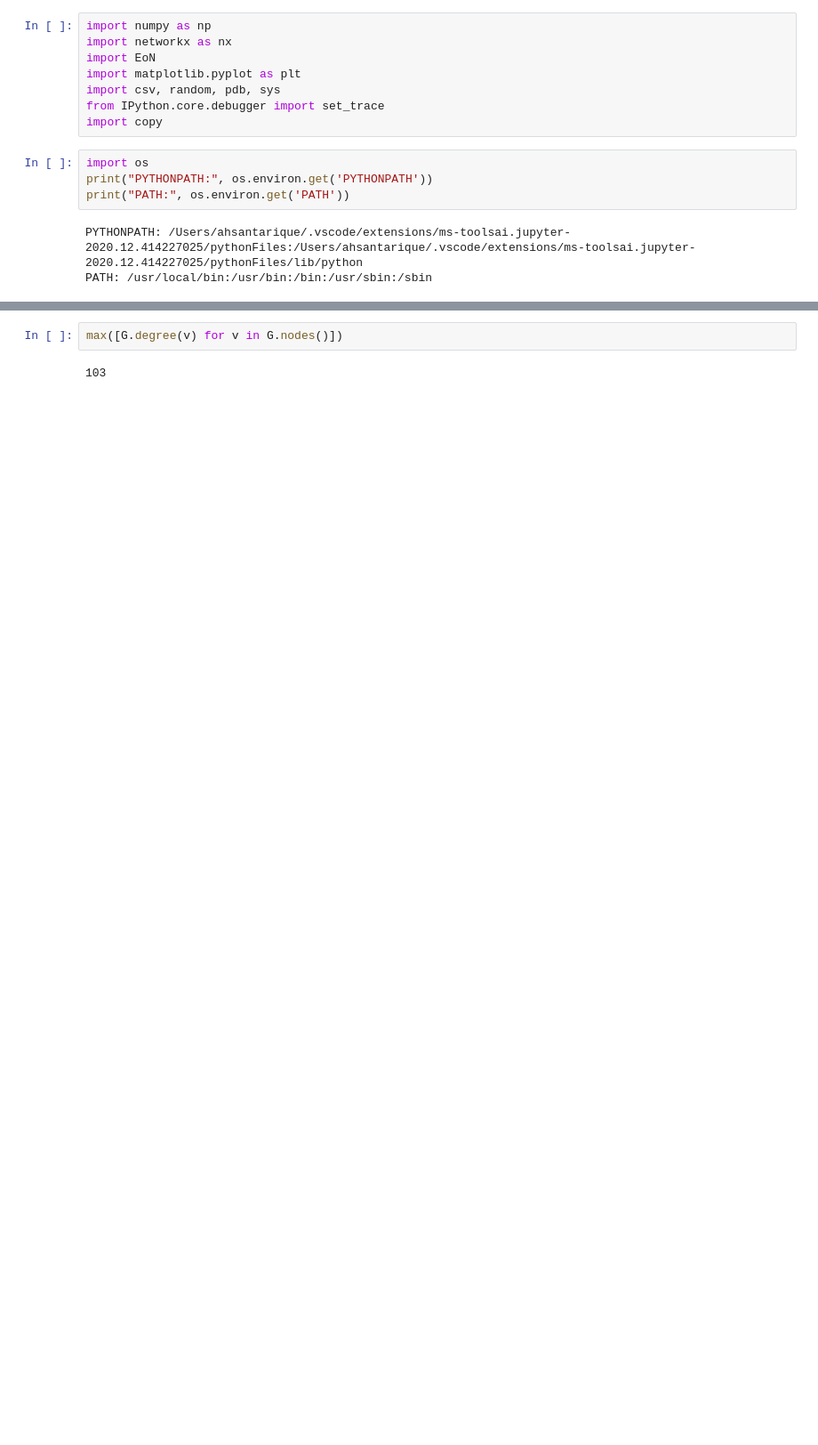
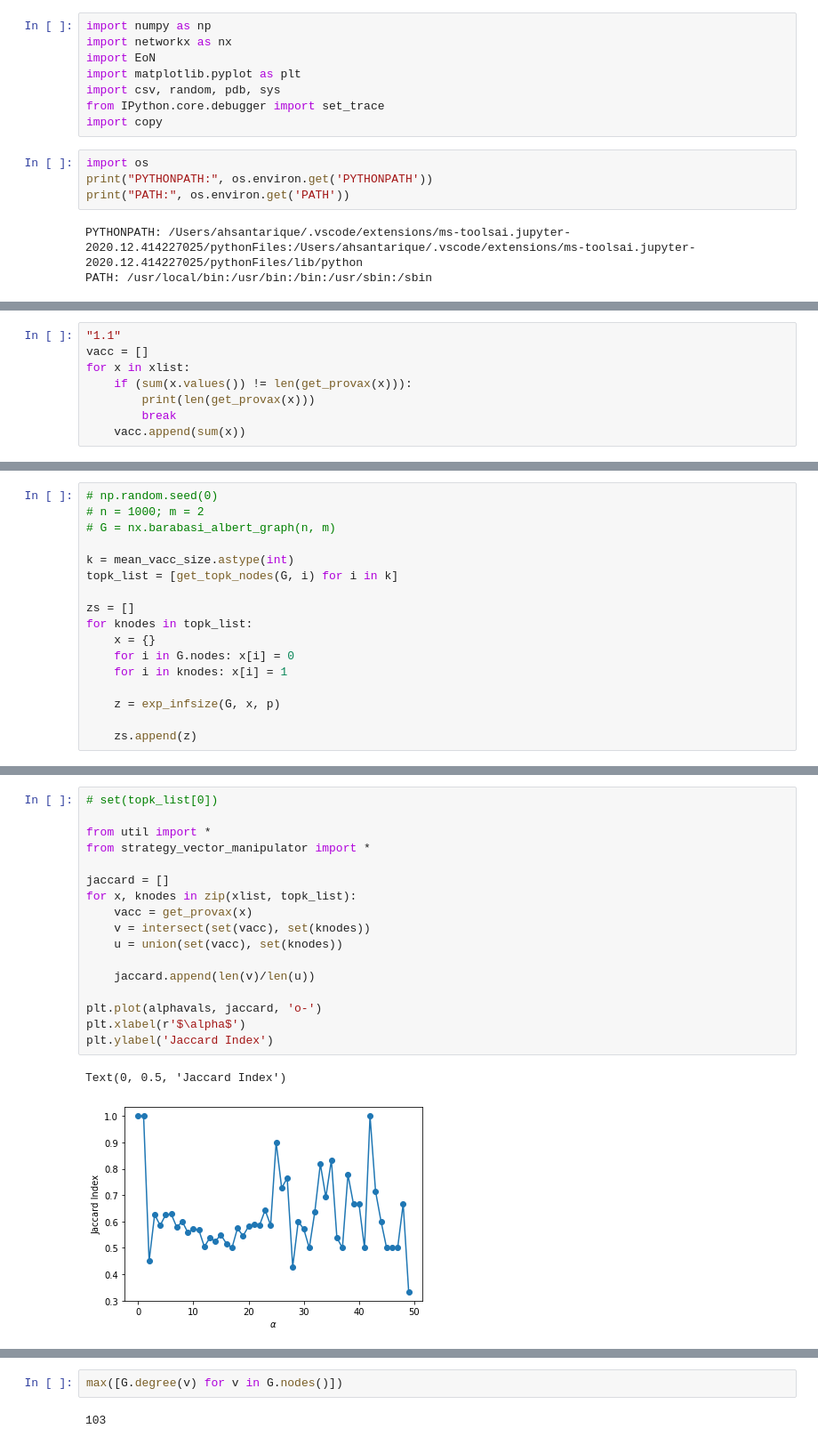
Before and after one commit to ahsantarique/social-distancing, a Jupyter notebook: vaccgame-d1.ipynb, the cells around one changed output, grey strips where cells are left out. Shown at 89% size. Saved outputs shown, nothing was run; the diff lists cells and outputs as text; blank space fills up the shorter version.

```diff
--- a/vaccgame-d1.ipynb
+++ b/vaccgame-d1.ipynb
@@ -290,0 +317,8 @@ print(exp_inf_std)
+# %%
+"1.1"
+vacc = []
+for x in xlist:
+    if (sum(x.values()) != len(get_provax(x))):
+        print(len(get_provax(x)))
+        break
+    vacc.append(sum(x))
@@ -290,0 +329,17 @@ print(exp_inf_std)
+# %%
+# np.random.seed(0)
+# n = 1000; m = 2
+# G = nx.barabasi_albert_graph(n, m)
+
+k = mean_vacc_size.astype(int)
+topk_list = [get_topk_nodes(G, i) for i in k]
+
+zs = []
+for knodes in topk_list:
+    x = {}
+    for i in G.nodes: x[i] = 0
+    for i in knodes: x[i] = 1
+
+    z = exp_infsize(G, x, p)
+
+    zs.append(z)
@@ -290,0 +364,20 @@ print(exp_inf_std)
+# %%
+# set(topk_list[0])
+
+from util import *
+from strategy_vector_manipulator import *
+
+jaccard = []
+for x, knodes in zip(xlist, topk_list):
+    vacc = get_provax(x)
+    v = intersect(set(vacc), set(knodes))
+    u = union(set(vacc), set(knodes))
+
+    jaccard.append(len(v)/len(u))
+
+plt.plot(alphavals, jaccard, 'o-')
+plt.xlabel(r'$\alpha$')
+plt.ylabel('Jaccard Index')
+# %% [output]
+Text(0, 0.5, 'Jaccard Index')
+[figure, added]
```
Also changed, not shown: parts of 11 cells of this notebook, 7 other files.
